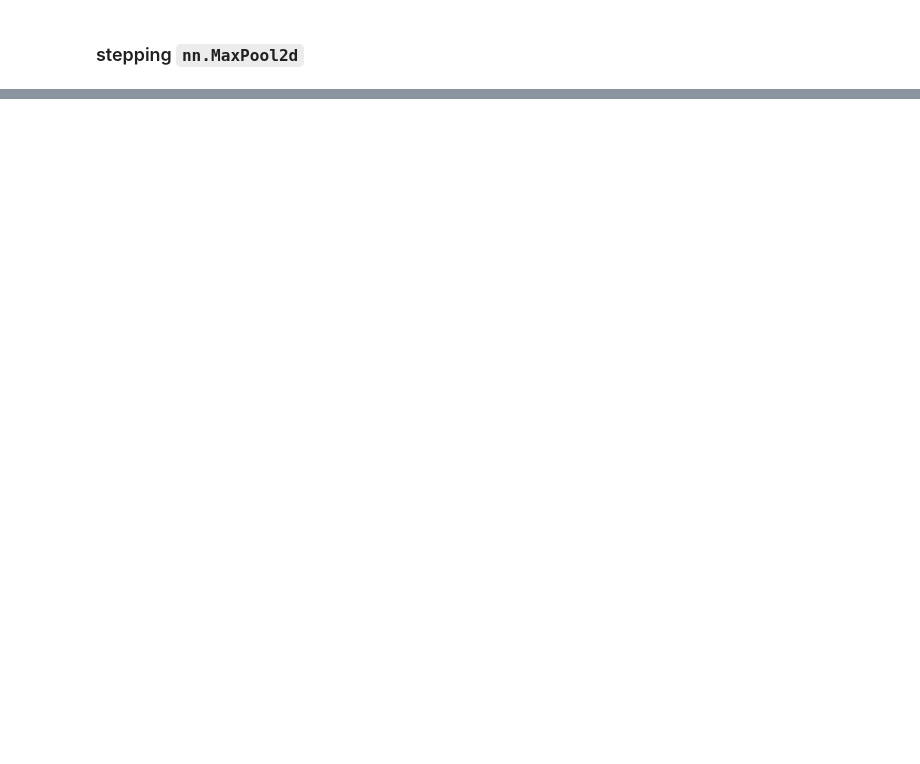
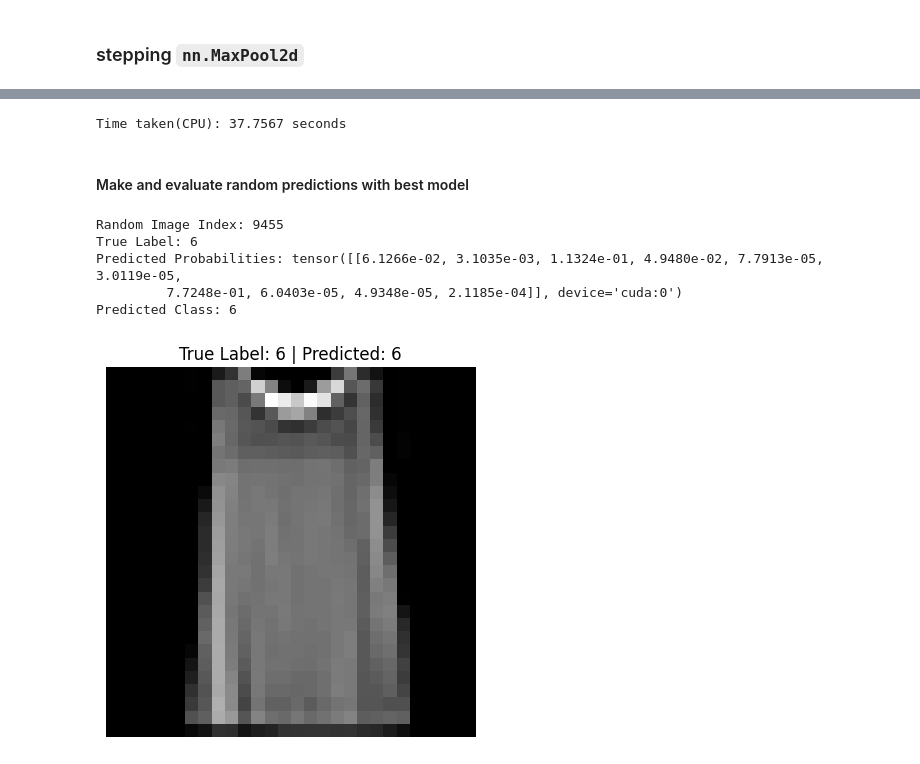
Before and after one commit to Alokiitdh/PyTorch, a Jupyter notebook: 03_Pytorch_Computer_VIsion.ipynb, the cells around one changed output, grey strips where cells are left out. Drawn from its saved outputs; the diff is of its cells as text; code cells hidden in the pictures; blank space fills up the shorter version.

```diff
--- a/03_Pytorch_Computer_VIsion.ipynb
+++ b/03_Pytorch_Computer_VIsion.ipynb
@@ -685,17 +685,21 @@ class ModelV2(nn.Module):
         #calculated based on the output shape of the last convolutional block after flattening.
         #Currently, it is set to hidden_units, which is incorrect.
         #You need to calculate the number of features after the last MaxPool2d layer.
-        nn.Linear(in_features = hidden_units*0, ## Need to be calculated
+        nn.Linear(in_features = hidden_units*7*7, ## Need to be calculated
                  out_features = output_shape)
     )
 
   def forward(self, x):
     x = self.Conv_Block_1(x)
-    print(x.shape)
-    x = self.conv_Block_2(x)
-    print(x.shape)
+    #print("After Conv_Block_1",x.shape)
+    x = self.Conv_Block_2(x)
+    #print("After_Conv_Block 2",x.shape)
     x = self.Classifier( x)
     return x
+############################## IMPORTANT ###################################
+# Use above print statemet for the calculation of the Classifier Layer
+# For this use a dummy image and pass it of the same size then
+#we wil get to know easily
 # %% [markdown]
 ## creating the instance for the Model
 # %%
@@ -807,0 +827,3 @@ torch.Size([10, 31, 31])
+# %%
+Loss = nn.CrossEntropyLoss()
+optimizer = torch.optim.SGD(params = model2.parameters(), lr = 0.1)
@@ -807,0 +919,46 @@ torch.Size([10, 31, 31])
+# %%
+print(f"Time taken(CPU): {elapsed_time:.4f} seconds")
+# %% [output]
+Time taken(CPU): 37.7567 seconds
+# %% [markdown]
+#### Make and evaluate random predictions with best model
+# %%
+
+
+import random
+
+
+# Set the model to evaluation mode
+model2.eval()
+
+# Select a random image from the test dataset
+random_index = random.randint(0, len(test_data) - 1)  # Random index
+random_image, true_label = test_data[random_index]  # Get the random image and its true label
+
+# Add a batch dimension to the image (required for the model)
+random_image = random_image.unsqueeze(0).to(device)  # Shape: [1, channels, height, width]
+
+# Pass the random image through the model
+with torch.inference_mode():
+    random_logits = model2(random_image)
+    random_probs = torch.softmax(random_logits, dim=1)  # Convert logits to probabilities
+    random_pred = torch.argmax(random_probs, dim=1)  # Get the predicted class
+
+# Display the results
+print(f"Random Image Index: {random_index}")
+print(f"True Label: {true_label}")
+print(f"Predicted Probabilities: {random_probs}")
+print(f"Predicted Class: {random_pred.item()}")
+
+# Visualize the random image
+plt.imshow(random_image.squeeze().cpu().numpy(), cmap="gray")  # Adjust for grayscale/RGB
+plt.title(f"True Label: {true_label} | Predicted: {random_pred.item()}")
+plt.axis("off")
+plt.show()
+# %% [output]
+Random Image Index: 9455
+True Label: 6
+Predicted Probabilities: tensor([[6.1266e-02, 3.1035e-03, 1.1324e-01, 4.9480e-02, 7.7913e-05, 3.0119e-05,
+         7.7248e-01, 6.0403e-05, 4.9348e-05, 2.1185e-04]], device='cuda:0')
+Predicted Class: 6
+[figure, added]
```
Also changed, not shown: parts of 25 cells of this notebook.
